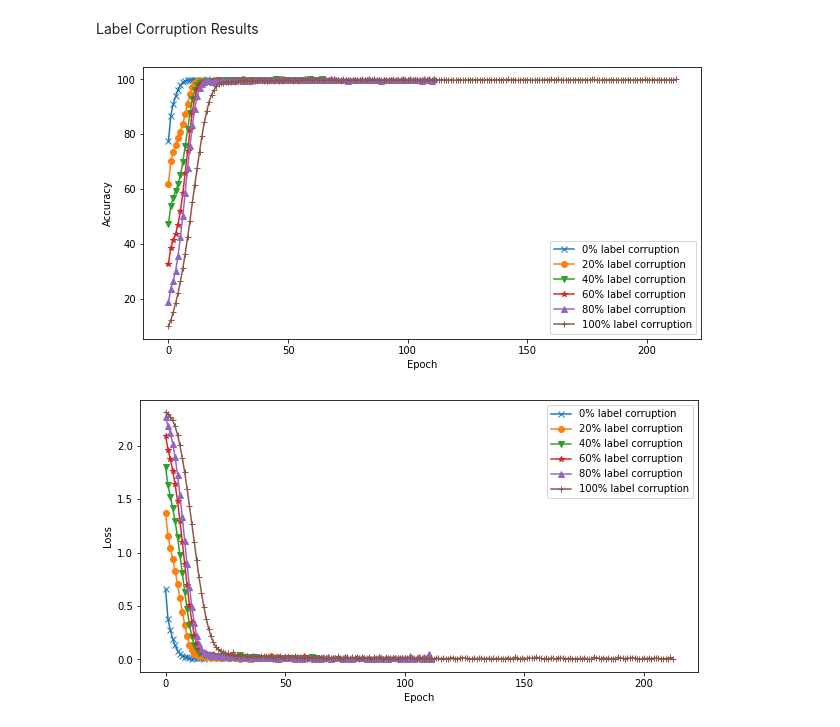
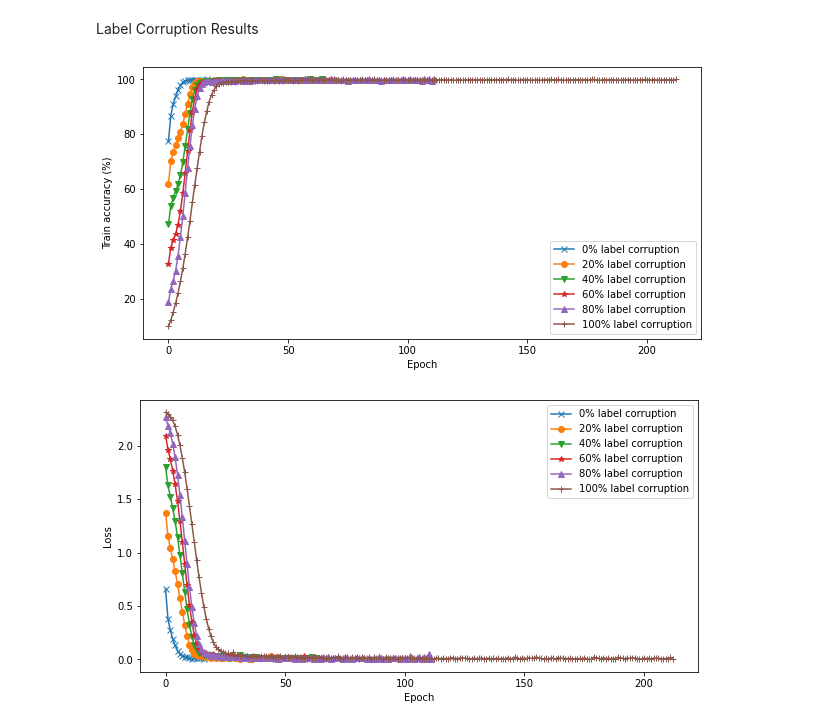
Before and after one commit to hhildaa/EPFL-OPTML-project, a Jupyter notebook: RMSprop.ipynb, the cells around one changed output. Cells and saved outputs as stored; diff of their text form; code cells hidden in the pictures.

```diff
--- a/RMSprop.ipynb
+++ b/RMSprop.ipynb
@@ -239,20 +239,20 @@ for f in files:
     open_file.close()
     acc_list.append(results[0])
     loss_list.append(results[1])
-# %%
-import matplotlib.pyplot as plt
-def plot(metric, label):
-  plt.figure(figsize=(10,5))
-  markers = ['x','o','v','*','^','+']
-  for m, marker in zip(metric, markers):
-    plt.plot(m, marker=marker)
-  plt.legend([f'{x}% label corruption' for x in [0, 20, 40, 60, 80, 100]])
-  plt.ylabel(label)
-  plt.xlabel('Epoch')
-
-plot(acc_list, 'Accuracy')
-# %% [output]
-[figure, removed]
+# %%
+import matplotlib.pyplot as plt
+def plot(metric, label):
+  plt.figure(figsize=(10,5))
+  markers = ['x','o','v','*','^','+']
+  for m, marker in zip(metric, markers):
+    plt.plot(m, marker=marker)
+  plt.legend([f'{x}% label corruption' for x in [0, 20, 40, 60, 80, 100]])
+  plt.ylabel(label)
+  plt.xlabel('Epoch')
+
+plot(acc_list, 'Train accuracy (%)')
+# %% [output]
+[figure, added]
 # %%
 plot(loss_list, 'Loss')
 # %% [output]
```
Also changed, not shown: parts of 16 cells of this notebook.
